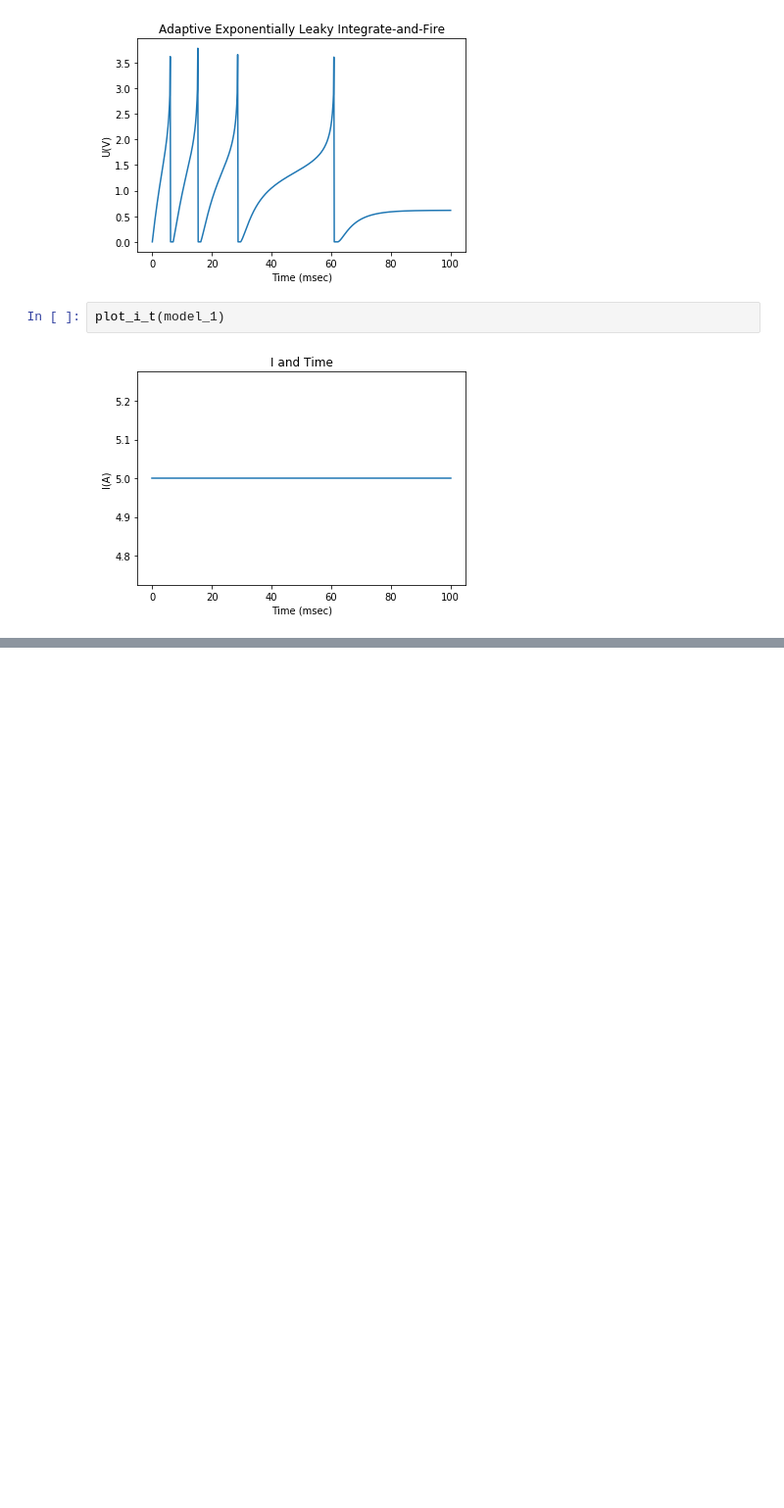
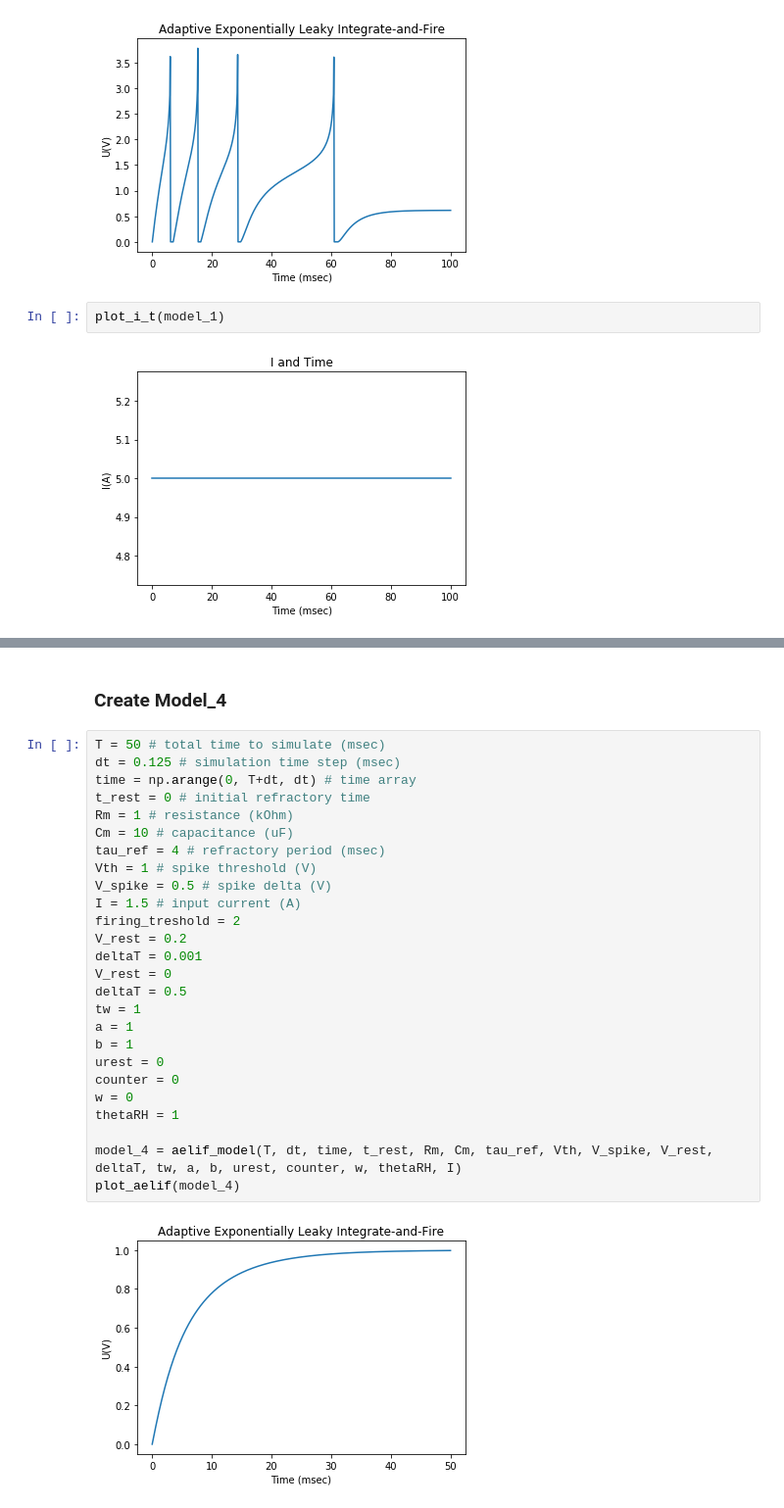
Before and after one commit to safeamiiir/Leaky-Integrate-and-Fire-Model, a Jupyter notebook: Exc_3.ipynb, the cells around one changed output, grey strips where cells are left out. Shown at 98% size. Cells and saved outputs as stored; diff of their text form; blank space fills up the shorter version.

```diff
--- a/Exc_3.ipynb
+++ b/Exc_3.ipynb
@@ -101,0 +159,30 @@ plot_i_t(model_alt)
+# %% [markdown]
+### Create Model_4
+# %%
+T = 50 # total time to simulate (msec)
+dt = 0.125 # simulation time step (msec)
+time = np.arange(0, T+dt, dt) # time array
+t_rest = 0 # initial refractory time
+Rm = 1 # resistance (kOhm)
+Cm = 10 # capacitance (uF)
+tau_ref = 4 # refractory period (msec)
+Vth = 1 # spike threshold (V)
+V_spike = 0.5 # spike delta (V)
+I = 1.5 # input current (A)
+firing_treshold = 2
+V_rest = 0.2
+deltaT = 0.001
+V_rest = 0
+deltaT = 0.5
+tw = 1
+a = 1
+b = 1
+urest = 0
+counter = 0
+w = 0
+thetaRH = 1
+
+model_4 = aelif_model(T, dt, time, t_rest, Rm, Cm, tau_ref, Vth, V_spike, V_rest, deltaT, tw, a, b, urest, counter, w, thetaRH, I)
+plot_aelif(model_4)
+# %% [output]
+[figure, added]
```
Also changed, not shown: parts of 25 cells of this notebook.
